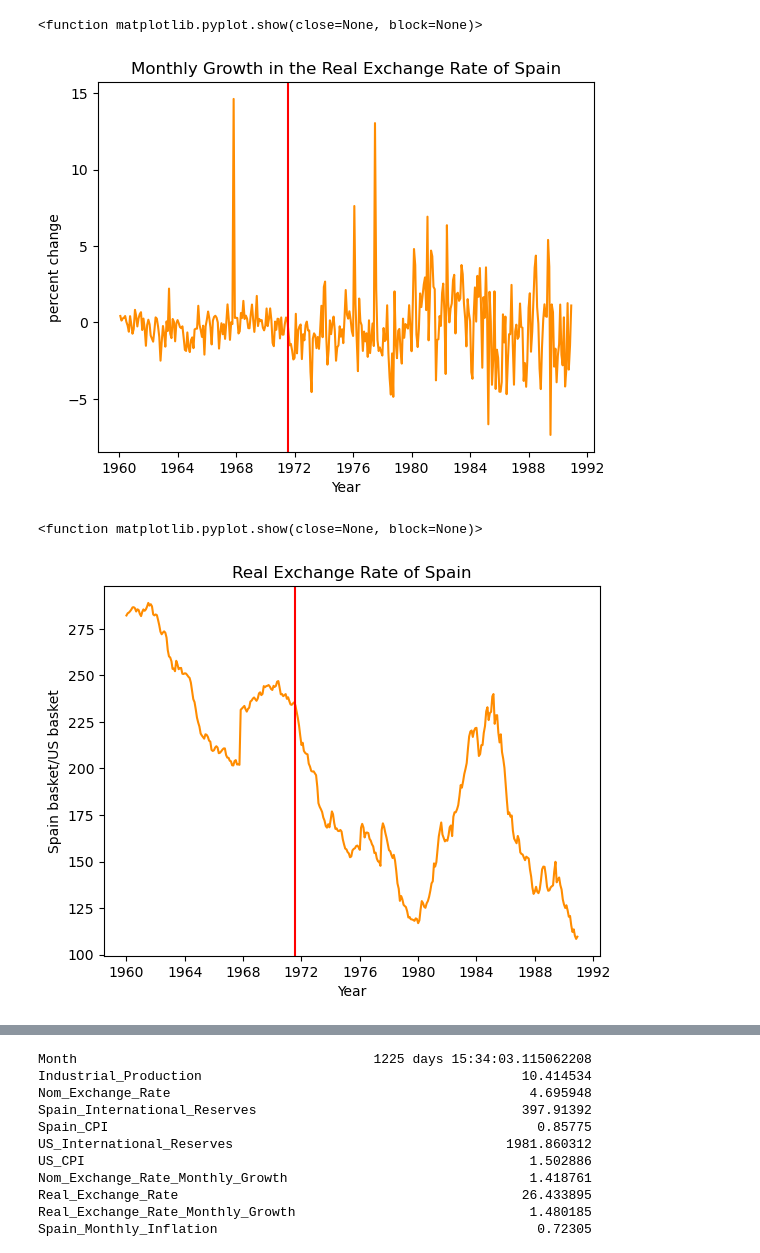
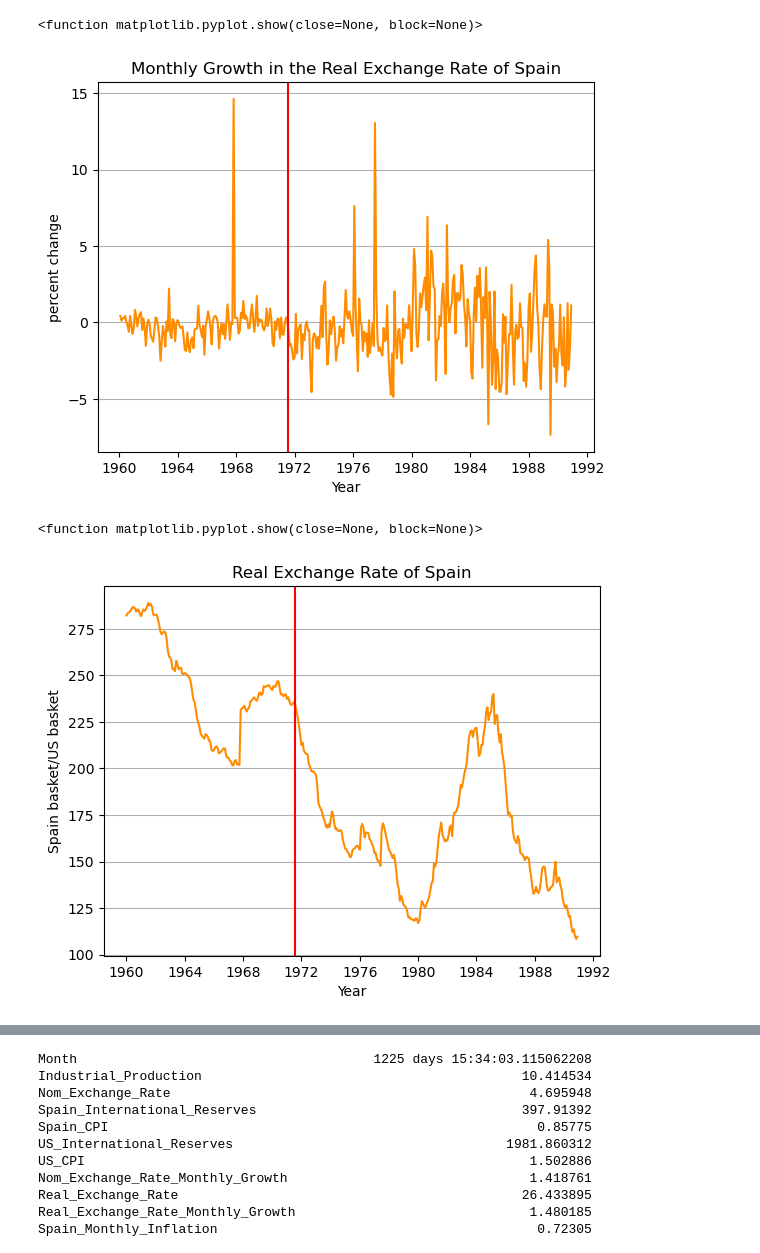
Before and after one commit to sophie-hy-fung/spain-bretton-woods, a Jupyter notebook: data_cleaning.ipynb, the cells around one changed output, grey strips where cells are left out. Saved outputs shown, nothing was run; the diff lists cells and outputs as text; code cells hidden in the pictures.

```diff
--- a/data_cleaning.ipynb
+++ b/data_cleaning.ipynb
@@ -97,6 +112,8 @@ plt.show
 # %%
+#plotting the monthly growth in real exchange rate
 plt.plot(sp_us_df['Month'], sp_us_df['Real_Exchange_Rate_Monthly_Growth'], color='darkorange')
 plt.axvline(x = datetime.datetime(1971, 8, 1), color='r')
+plt.grid(axis='y')
 plt.title('Monthly Growth in the Real Exchange Rate of Spain')
 plt.xlabel('Year')
 plt.ylabel('percent change')
@@ -104,16 +121,18 @@ plt.savefig('figures/Monthly_Growth_in_Real_Exchange_Rate.png', bbox_inches='tig
 plt.show
 # %% [output]
 <function matplotlib.pyplot.show(close=None, block=None)>
-[figure, old version]
+[figure, new version]
 # %%
+#plotting the real exchange rate
 plt.plot(sp_us_df['Month'], sp_us_df['Real_Exchange_Rate'], color='darkorange')
 plt.axvline(x = datetime.datetime(1971, 8, 1), color='r')
 plt.title('Real Exchange Rate of Spain')
+plt.grid(axis='y')
 plt.xlabel('Year')
 plt.ylabel('Spain basket/US basket')
 plt.savefig('figures/Real_Exchange_Rate.png', bbox_inches='tight')
 plt.show
 # %% [output]
 <function matplotlib.pyplot.show(close=None, block=None)>
-[figure, old version]
+[figure, new version]
 # %%
```
Also changed, not shown: parts of 24 cells of this notebook.
